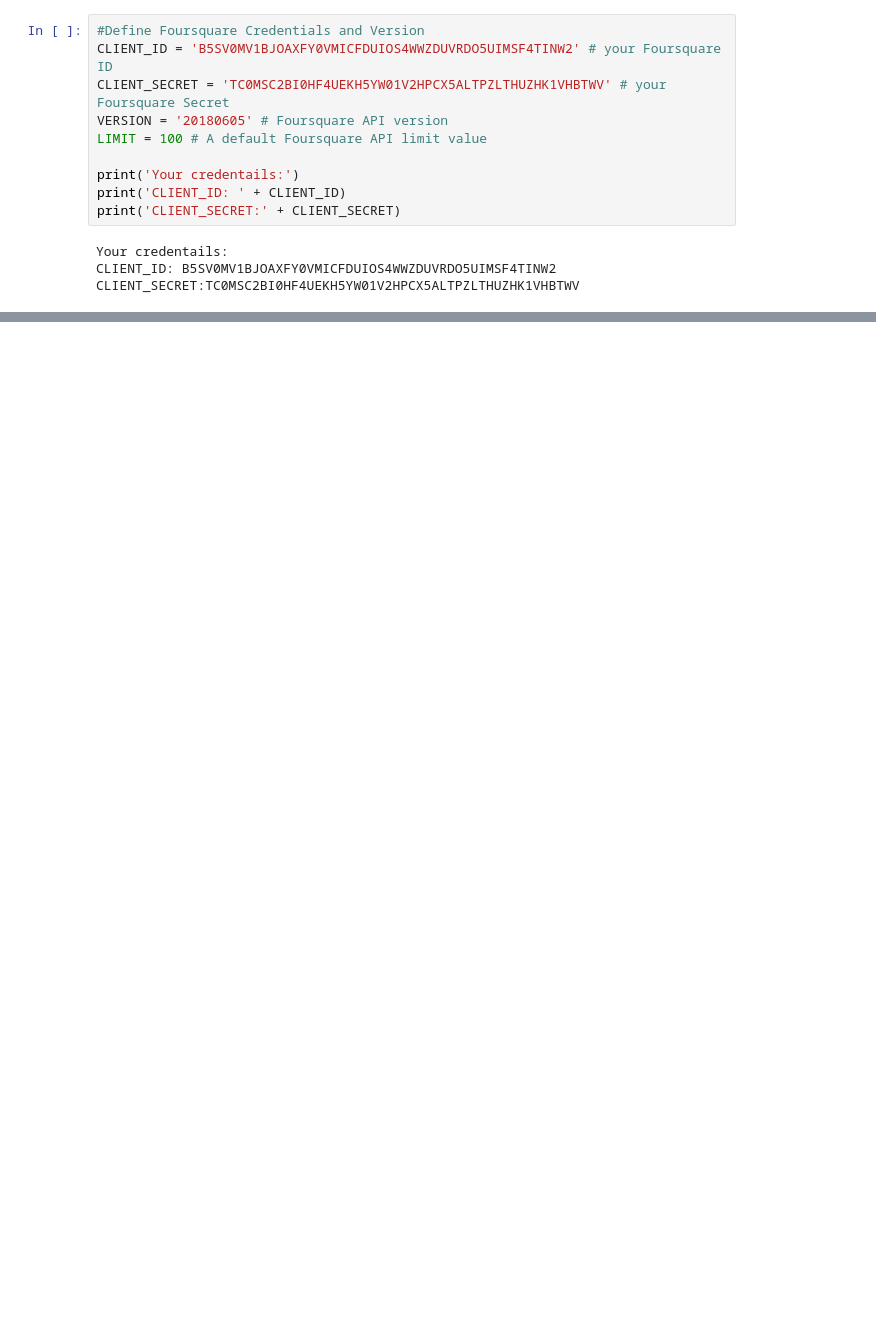
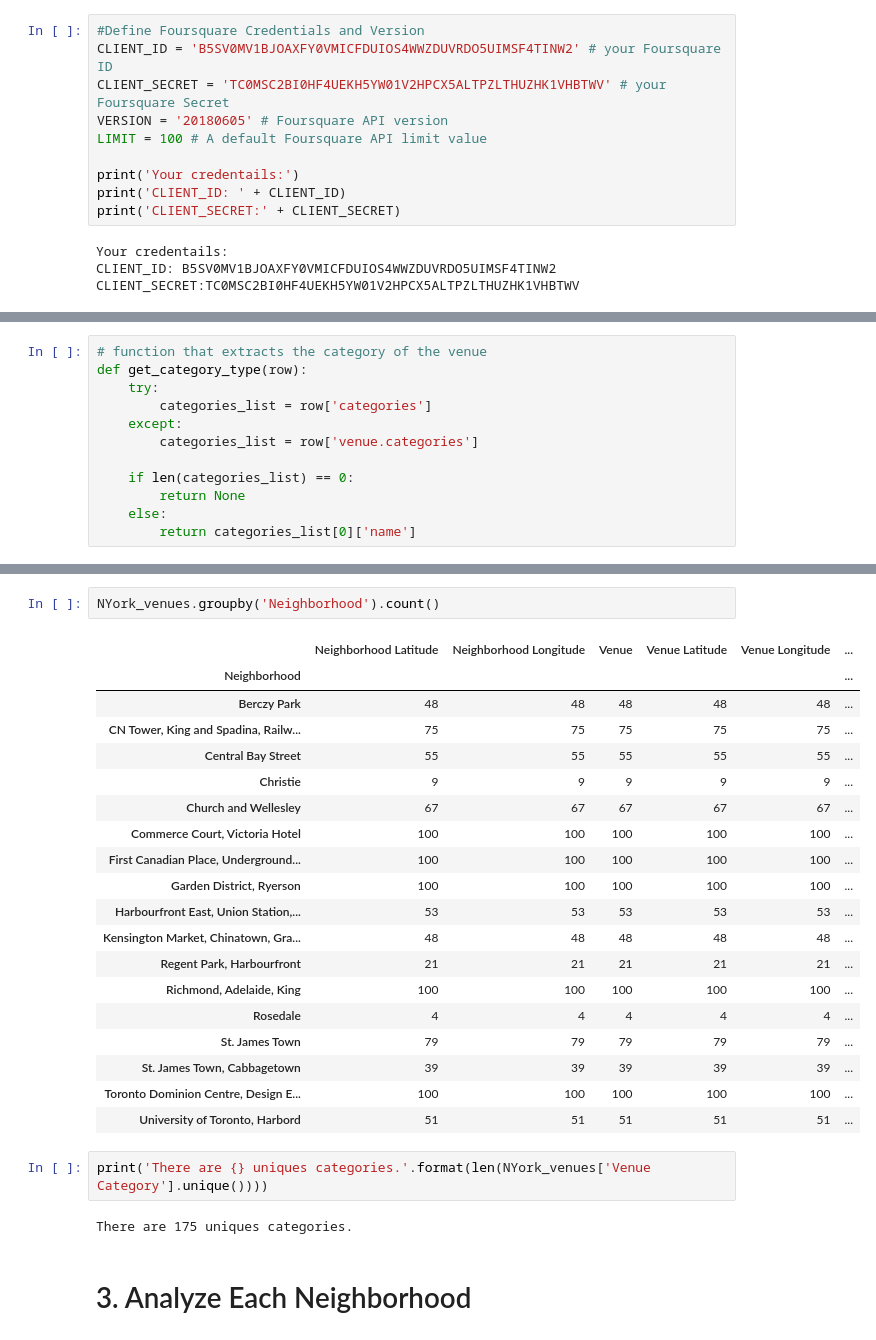
Before and after one commit to wangc8/Coursera_Capstone, a Jupyter notebook: Toronto_Neighborhoods.ipynb, the cells around one changed output, grey strips where cells are left out. Cells and saved outputs as stored; diff of their text form; blank space fills up the shorter version.

```diff
--- a/Toronto_Neighborhoods.ipynb
+++ b/Toronto_Neighborhoods.ipynb
@@ -284,0 +278,12 @@ SyntaxError: invalid syntax (<ipython-input-38-31434a2ab5d4>, line 1)
+# %%
+# function that extracts the category of the venue
+def get_category_type(row):
+    try:
+        categories_list = row['categories']
+    except:
+        categories_list = row['venue.categories']
+
+    if len(categories_list) == 0:
+        return None
+    else:
+        return categories_list[0]['name']
@@ -284,0 +394,28 @@ SyntaxError: invalid syntax (<ipython-input-38-31434a2ab5d4>, line 1)
+# %%
+NYork_venues.groupby('Neighborhood').count()
+# %% [output]
+|  | Neighborhood Latitude | Neighborhood Longitude | Venue | Venue Latitude | Venue Longitude | ... |
+| Neighborhood |  |  |  |  |  | ... |
+| Berczy Park | 48 | 48 | 48 | 48 | 48 | ... |
+| CN Tower, King and Spadina, Railw... | 75 | 75 | 75 | 75 | 75 | ... |
+| Central Bay Street | 55 | 55 | 55 | 55 | 55 | ... |
+| Christie | 9 | 9 | 9 | 9 | 9 | ... |
+| Church and Wellesley | 67 | 67 | 67 | 67 | 67 | ... |
+| Commerce Court, Victoria Hotel | 100 | 100 | 100 | 100 | 100 | ... |
+| First Canadian Place, Underground... | 100 | 100 | 100 | 100 | 100 | ... |
+| Garden District, Ryerson | 100 | 100 | 100 | 100 | 100 | ... |
+| Harbourfront East, Union Station,... | 53 | 53 | 53 | 53 | 53 | ... |
+| Kensington Market, Chinatown, Gra... | 48 | 48 | 48 | 48 | 48 | ... |
+| Regent Park, Harbourfront | 21 | 21 | 21 | 21 | 21 | ... |
+| Richmond, Adelaide, King | 100 | 100 | 100 | 100 | 100 | ... |
+| Rosedale | 4 | 4 | 4 | 4 | 4 | ... |
+| St. James Town | 79 | 79 | 79 | 79 | 79 | ... |
+| St. James Town, Cabbagetown | 39 | 39 | 39 | 39 | 39 | ... |
+| Toronto Dominion Centre, Design E... | 100 | 100 | 100 | 100 | 100 | ... |
+| University of Toronto, Harbord | 51 | 51 | 51 | 51 | 51 | ... |
+# %%
+print('There are {} uniques categories.'.format(len(NYork_venues['Venue Category'].unique())))
+# %% [output]
+There are 175 uniques categories.
+# %% [markdown]
+# 3. Analyze Each Neighborhood
```
Also changed, not shown: parts of 35 cells of this notebook.
